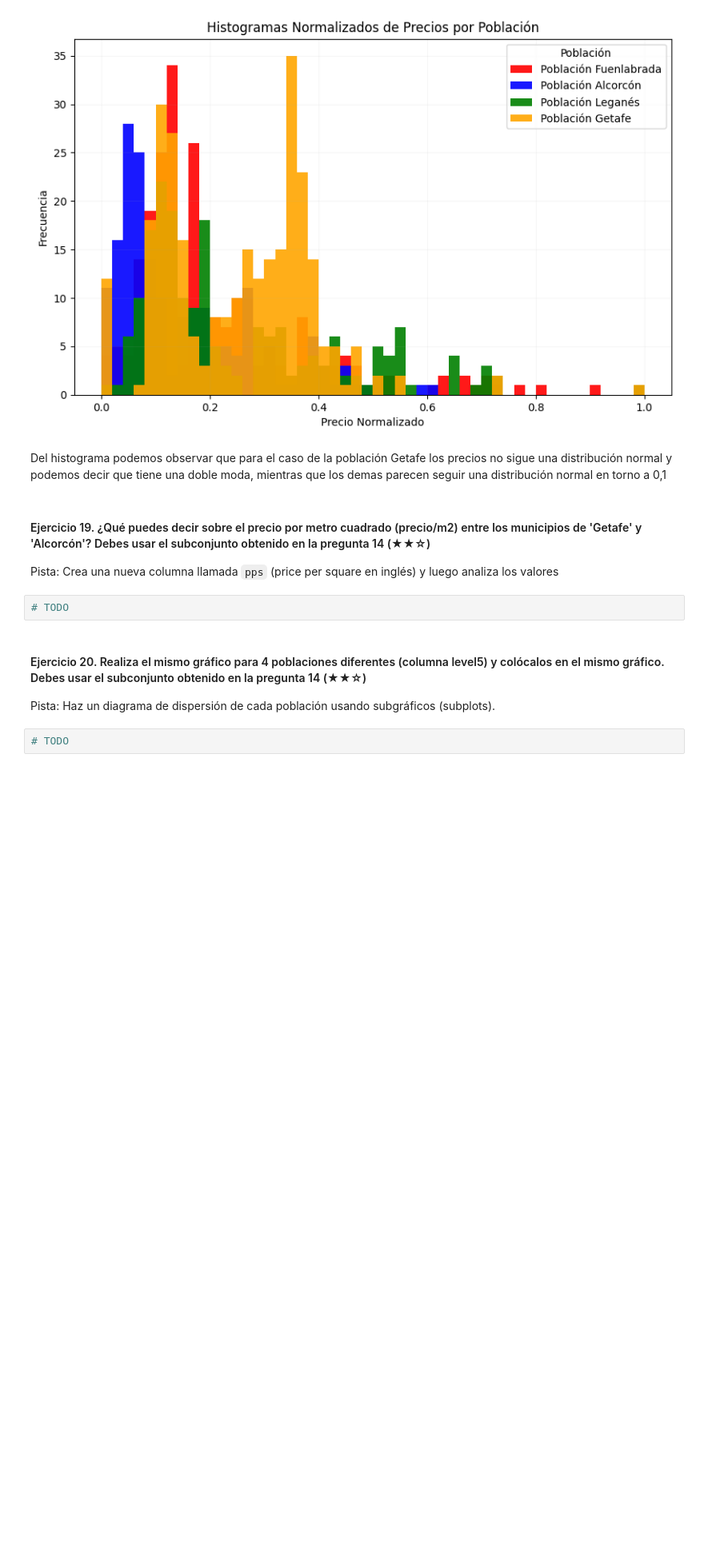
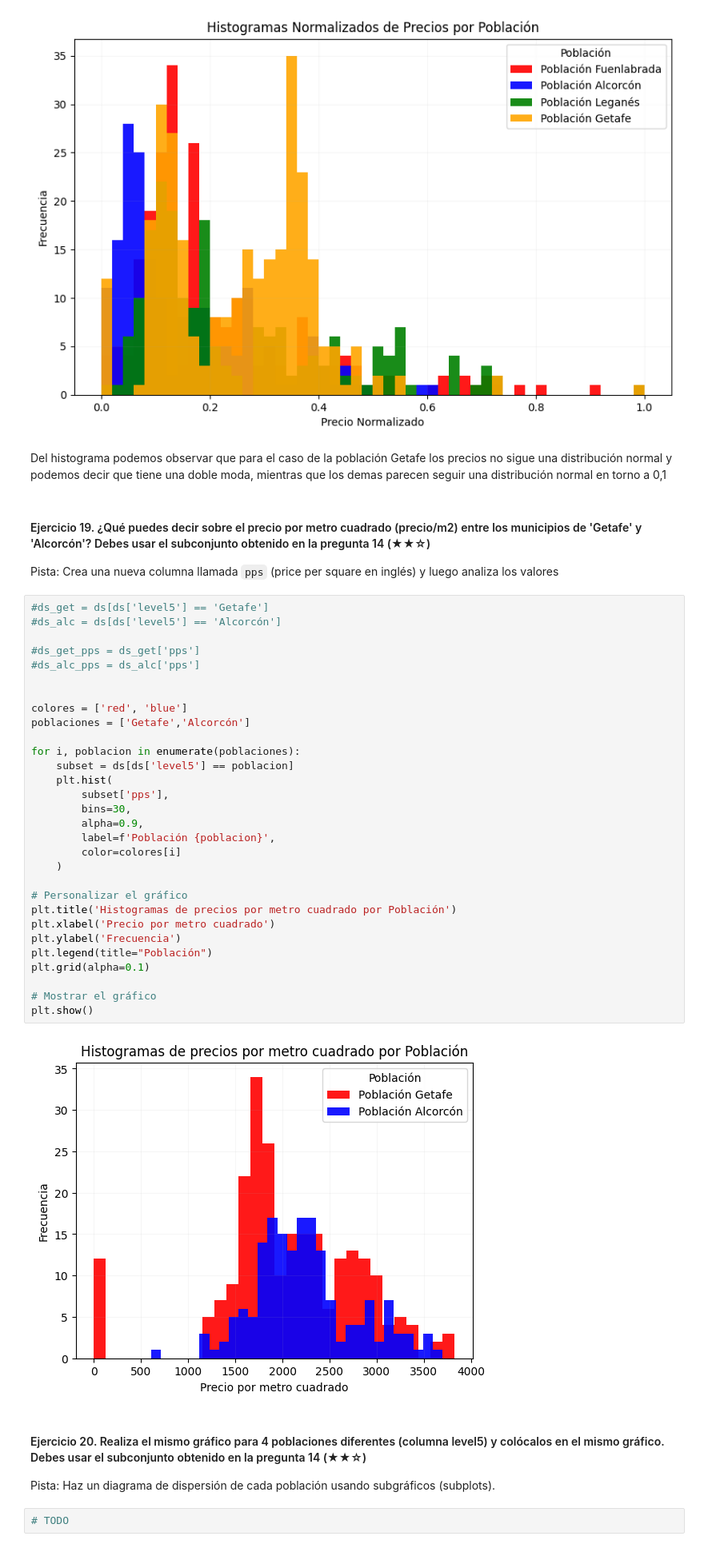
Before and after one commit to diegomacaya/realestate-datacleanup-exercise, a Jupyter notebook: project.es.ipynb, the cells around one changed output. Shown at 80% size. Saved outputs shown, nothing was run; the diff lists cells and outputs as text; blank space fills up the shorter version.

```diff
--- a/project.es.ipynb
+++ b/project.es.ipynb
@@ -410,7 +410,37 @@ Del histograma podemos observar que para el caso de la población Getafe los pre
 
 Pista: Crea una nueva columna llamada `pps` (price per square en inglés) y luego analiza los valores
 # %%
-# TODO
+#ds_get = ds[ds['level5'] == 'Getafe']
+#ds_alc = ds[ds['level5'] == 'Alcorcón']
+
+#ds_get_pps = ds_get['pps']
+#ds_alc_pps = ds_alc['pps']
+
+
+colores = ['red', 'blue']
+poblaciones = ['Getafe','Alcorcón']
+
+for i, poblacion in enumerate(poblaciones):
+    subset = ds[ds['level5'] == poblacion]
+    plt.hist(
+        subset['pps'],
+        bins=30,
+        alpha=0.9,
+        label=f'Población {poblacion}',
+        color=colores[i]
+    )
+
+# Personalizar el gráfico
+plt.title('Histogramas de precios por metro cuadrado por Población')
+plt.xlabel('Precio por metro cuadrado')
+plt.ylabel('Frecuencia')
+plt.legend(title="Población")
+plt.grid(alpha=0.1)
+
+# Mostrar el gráfico
+plt.show()
+# %% [output]
+[figure, added]
 # %% [markdown]
 #### Ejercicio 20. Realiza el mismo gráfico para 4 poblaciones diferentes (columna level5) y colócalos en el mismo gráfico. Debes usar el subconjunto obtenido en la pregunta 14 (★★☆)
 Pista: Haz un diagrama de dispersión de cada población usando subgráficos (subplots).
```
